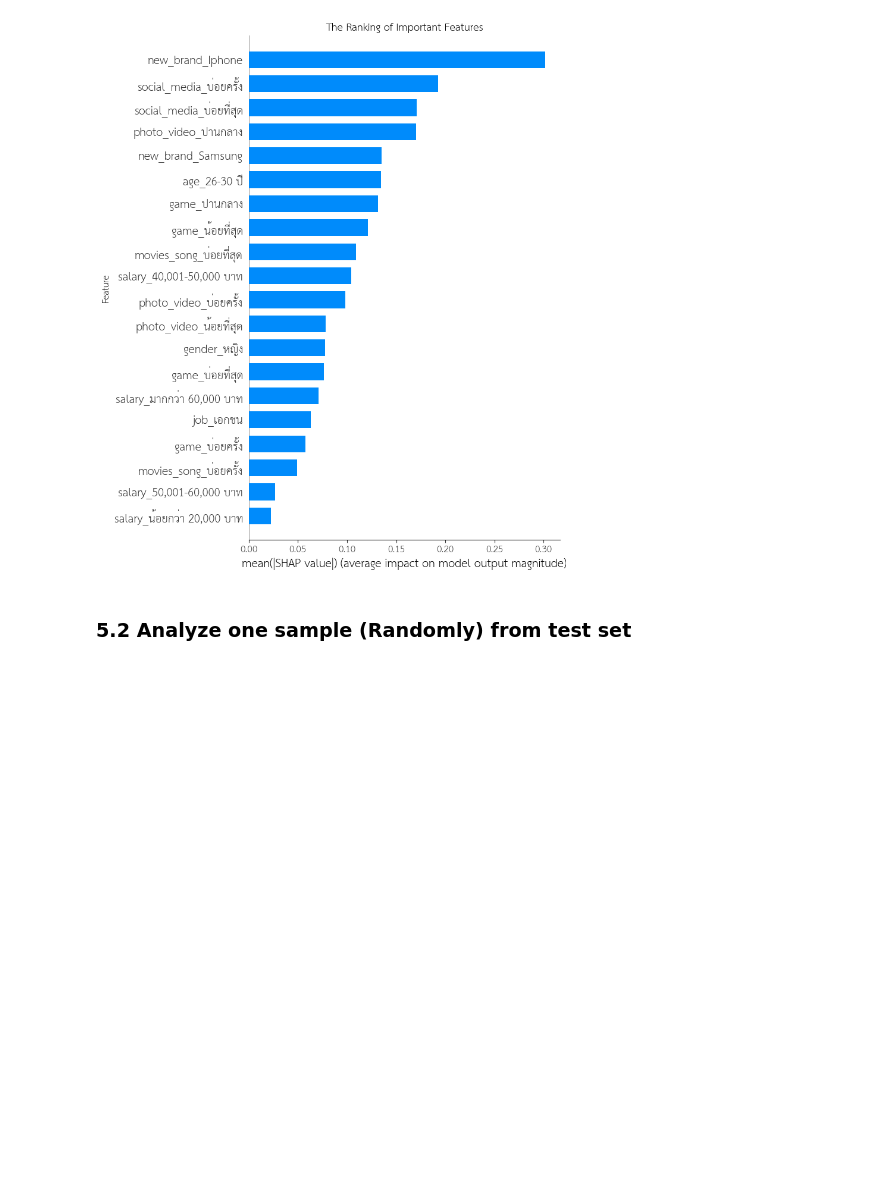
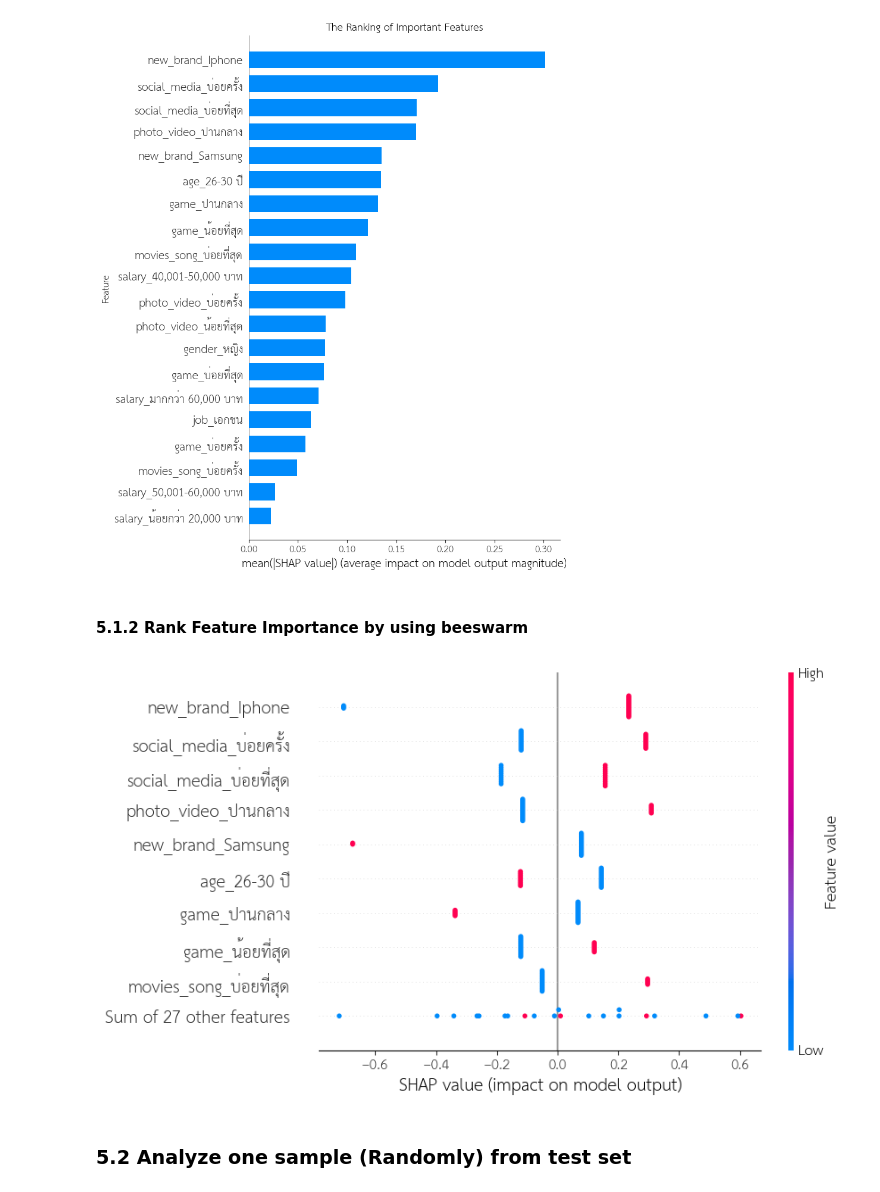
Before and after one commit to RatanakamonS/DADS5001-PART1, a Jupyter notebook: Week5_Smartphone_Using_Analysis_with_Logistic_Regression_DADS6003.ipynb, the cells around one changed output. Cells and saved outputs as stored; diff of their text form; code cells hidden in the pictures; blank space fills up the shorter version.

```diff
--- a/Week5_Smartphone_Using_Analysis_with_Logistic_Regression_DADS6003.ipynb
+++ b/Week5_Smartphone_Using_Analysis_with_Logistic_Regression_DADS6003.ipynb
@@ -243,6 +247,6 @@ explainer = shap.Explainer(model, X_train)
 # %% [markdown]
 ### 4.2 Explained X Test
 # %%
-shap_values = explainer.shap_values(X_test)
+shap_values = explainer(X_test)
 # %% [markdown]
 ## 5. Results
@@ -256,5 +262,11 @@ plt.ylabel('Feature')
 shap.summary_plot(shap_values, X_test, plot_type="bar")
 # %% [output]
 [figure]
+# %% [markdown]
+#### 5.1.2 Rank Feature Importance by using beeswarm
+# %%
+shap.plots.beeswarm(shap_values)
+# %% [output]
+[figure, added]
 # %% [markdown]
 ### 5.2 Analyze one sample (Randomly) from test set
```
Also changed, not shown: parts of 15 cells of this notebook.
